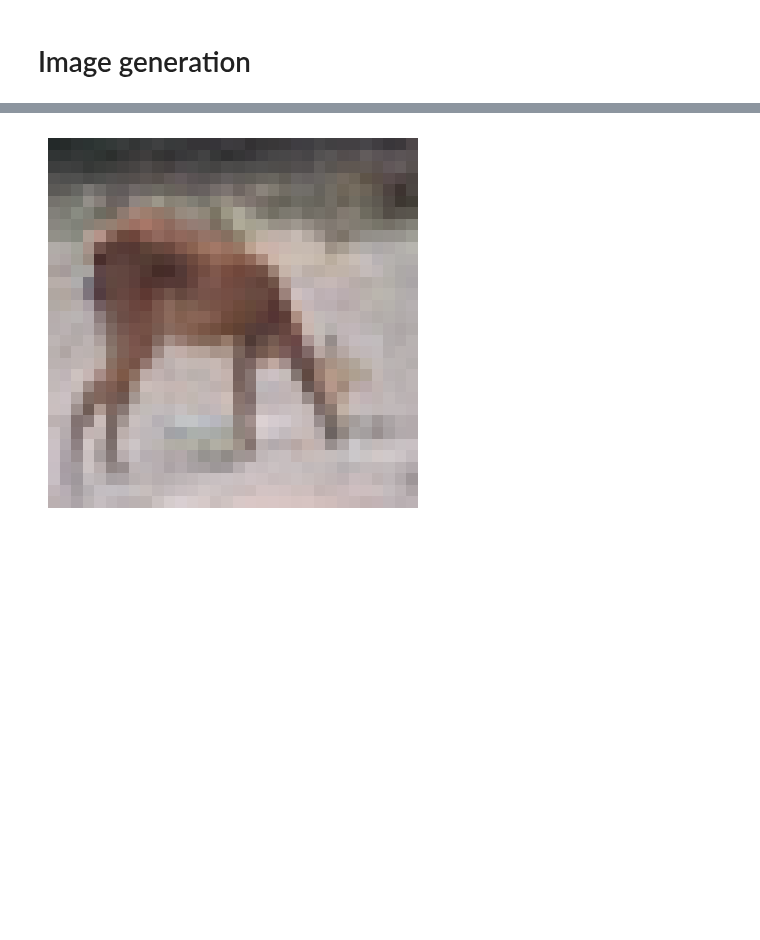
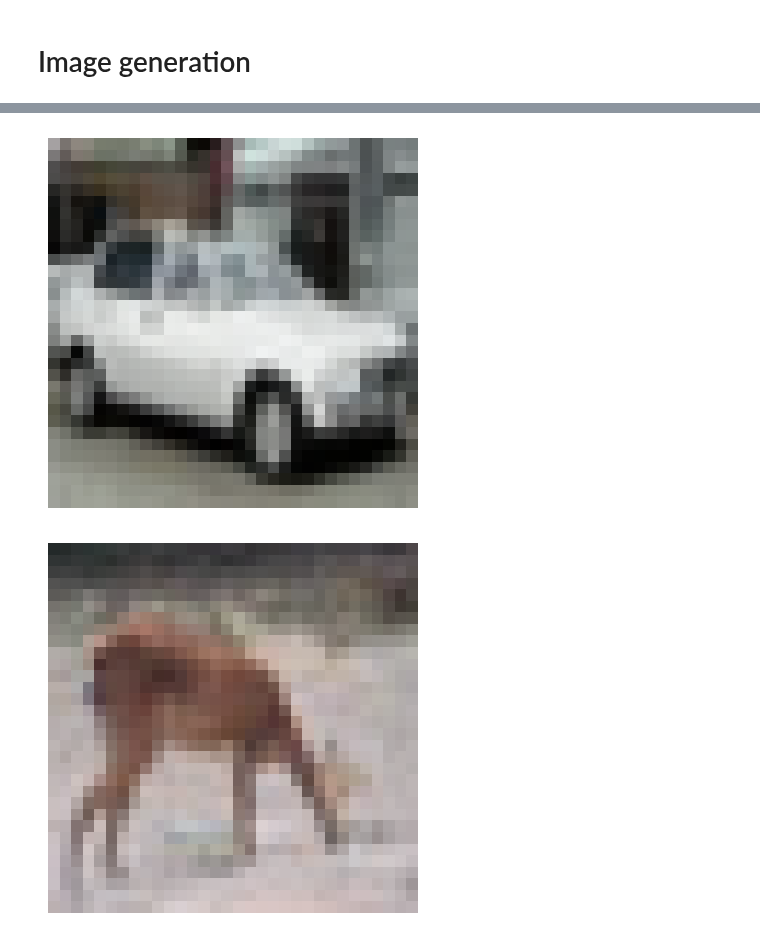
Before and after one commit to lacykaltgr/continual-learning-ait, a Jupyter notebook: main.ipynb, the cells around one changed output, grey strips where cells are left out. Cells and saved outputs as stored; diff of their text form; code cells hidden in the pictures; blank space fills up the shorter version.

```diff
--- a/main.ipynb
+++ b/main.ipynb
@@ -481,3 +496,7 @@ def disp(image):
+# %%
+disp(mem_x[0])
+# %% [output]
+[figure, added]
 # %%
 disp(images[0][1])
 # %% [output]
```
Also changed, not shown: parts of 11 cells of this notebook.
